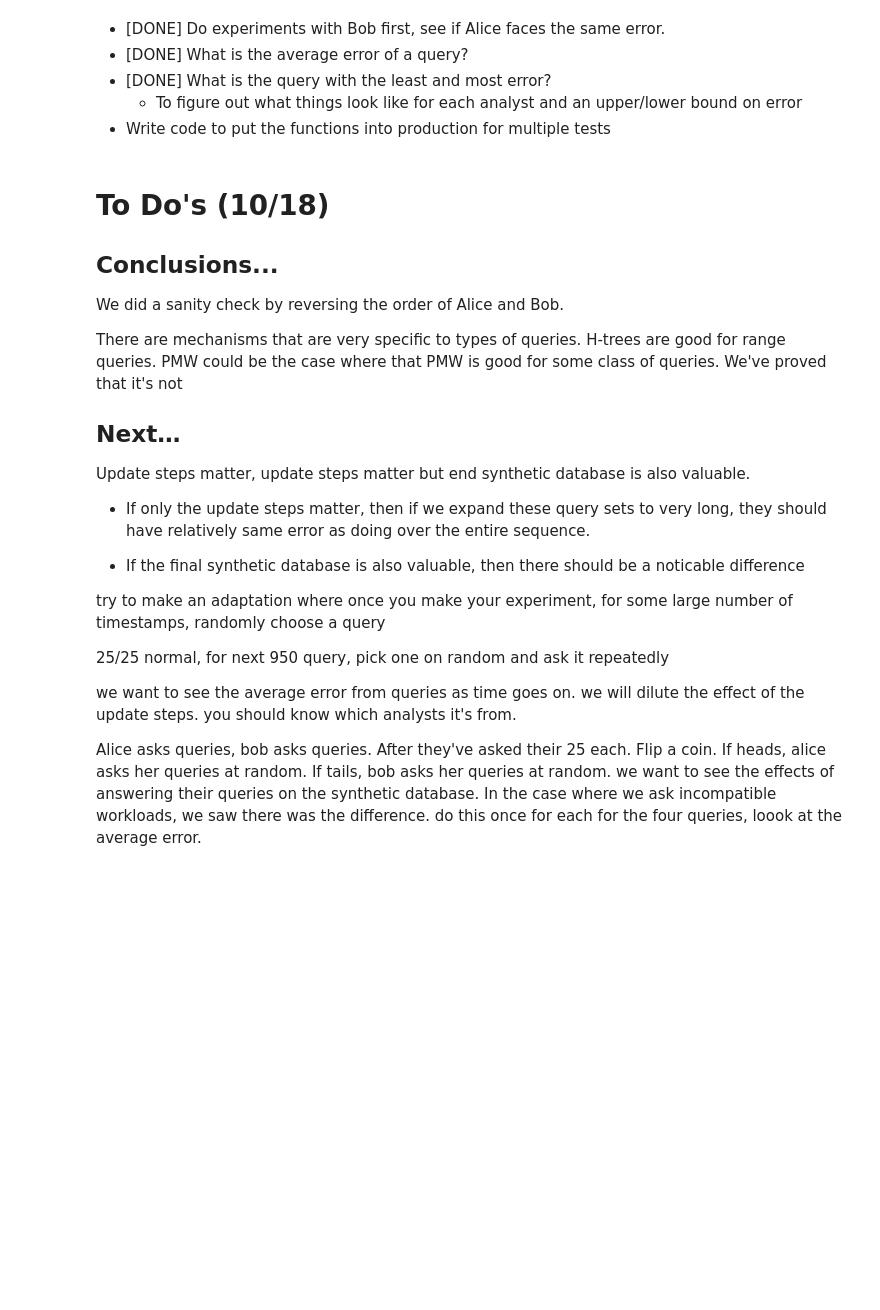
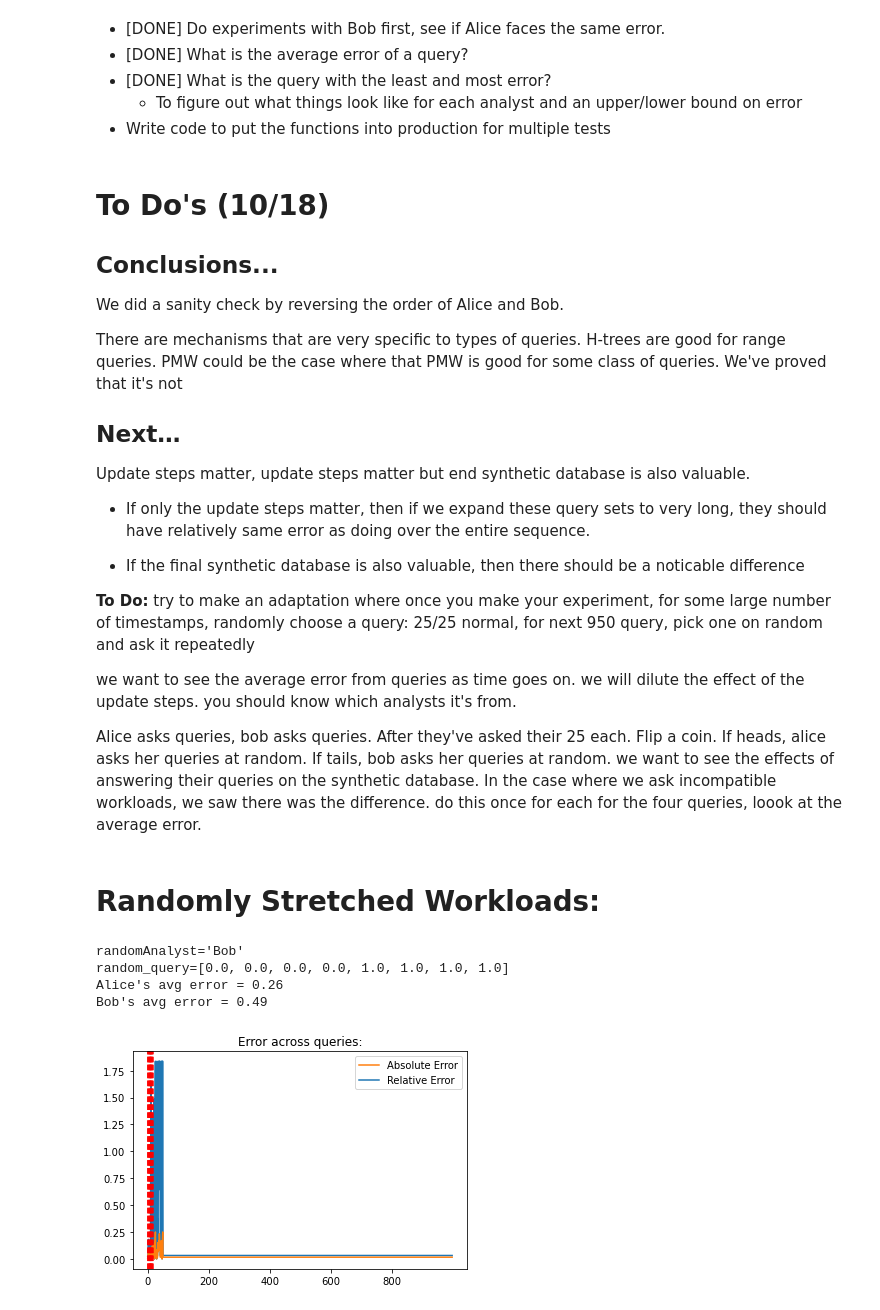
Before and after one commit to yikai-wu/Multi-Analyst-DP, a Jupyter notebook: src/pmw/run_until_failure_pmw2.ipynb, the cells around one changed output. Saved outputs shown, nothing was run; the diff lists cells and outputs as text; code cells hidden in the pictures; blank space fills up the shorter version.

Commit message:
Ran experiments stretching out one random analysts' random query 950 times for 4 experiments

```diff
--- a/src/pmw/run_until_failure_pmw2.ipynb
+++ b/src/pmw/run_until_failure_pmw2.ipynb
@@ -156,13 +156,14 @@ def pmw2(workload, x, T, eps=0.01, k=0, show_messages=True, to_return='pd', anal
         print_outputs()
 
     if show_plot:
-        plt.xticks(range(0, len(workload), 5))
         plt.title('Error across queries:')
-        #rel_line, = plt.plot(rel_error, label='Relative Error')
+        rel_line, = plt.plot(rel_error, label='Relative Error')
         abs_line, = plt.plot(abs_error, label='Absolute Error')
         for xc in update_times:
             plt.axvline(x=xc, color='red', label='Update Times', linestyle='dashed')
-        plt.legend(handles=[abs_line]) #,rel_line])
+        plt.legend(handles=[abs_line,rel_line])
+        plt.xticks(range(0, len(workload), round(len(workload)/5)))
+       # print(f'{list(range(0, len(workload), len(workload)/5))}')
 
     if to_return == "pd":
         x_list.pop(0).tolist() # remove the first synthetic database to keep length of lists consistent-x_list[t] represents the synthetic database at the end of time t
@@ -174,7 +175,7 @@ def pmw2(workload, x, T, eps=0.01, k=0, show_messages=True, to_return='pd', anal
             'queries': workload.tolist(),
             'updated': update_list,
             'abs_error': abs_error,
-#            'rel_error': rel_error,
+            'rel_error': rel_error,
             'synthetic database': x_list,
             'analyst': analyst_labels,
             'd_t_hat': d_t_hat_list,
@@ -517,10 +518,39 @@ Update steps matter, update steps matter but end synthetic database is also valu
 
 - If the final synthetic database is also valuable, then there should be a noticable difference
 
-try to make an adaptation where once you make your experiment, for some large number of timestamps, randomly choose a query
-
-25/25 normal, for next 950 query, pick one on random and ask it repeatedly
+**To Do:** try to make an adaptation where once you make your experiment, for some large number of timestamps, randomly choose a query: 25/25 normal, for next 950 query, pick one on random and ask it repeatedly
 
 we want to see the average error from queries as time goes on. we will dilute the effect of the update steps. you should know which analysts it's from.
 
 Alice asks queries, bob asks queries. After they've asked their 25 each. Flip a coin. If heads, alice asks her queries at random. If tails, bob asks her queries at random. we want to see the effects of answering their queries on the synthetic database. In the case where we ask incompatible workloads, we saw there was the difference. do this once for each for the four queries, loook at the average error.
+# %% [markdown]
+# Randomly Stretched Workloads:
+# %%
+def getRandomQuery(workload):
+    """
+    Gets random query from a workload.
+    """
+    return workload[np.random.randint(0, workload.shape[0])]
+# %%
+# Scenario 1
+analysts = ['Alice', 'Bob']
+randomAnalyst=analysts[np.random.randint(0, 2)]
+workloads = {'Alice': s1alice_q, 'Bob': s1bob_q}
+random_query = getRandomQuery(workloads[randomAnalyst])
+print(f'{randomAnalyst=}')
+print(f'random_query={list(random_query)}')
+
+s1combined = pmw2(workload=np.vstack((s1alice_q, s1bob_q, np.array([random_query for i in range(950)]))),
+                  x=x_small, eps=2, T=40, k=10,
+                  analyst_labels=['Alice'] * 25 + ['Bob'] * 25 + [randomAnalyst] * 950,
+                  to_return='pd',
+                  show_plot=True, show_messages=False, show_failure_step=False)
+
+print(f"Alice's avg error = {round(s1combined[s1combined.analyst=='Alice'].real_ans.mean(), 2)}")
+print(f"Bob's avg error = {round(s1combined[s1combined.analyst=='Bob'].real_ans.mean(), 2)}")
+# %% [output]
+randomAnalyst='Bob'
+random_query=[0.0, 0.0, 0.0, 0.0, 1.0, 1.0, 1.0, 1.0]
+Alice's avg error = 0.26
+Bob's avg error = 0.49
+[figure, added]
```
Also changed, not shown: parts of 15 cells of this notebook.
